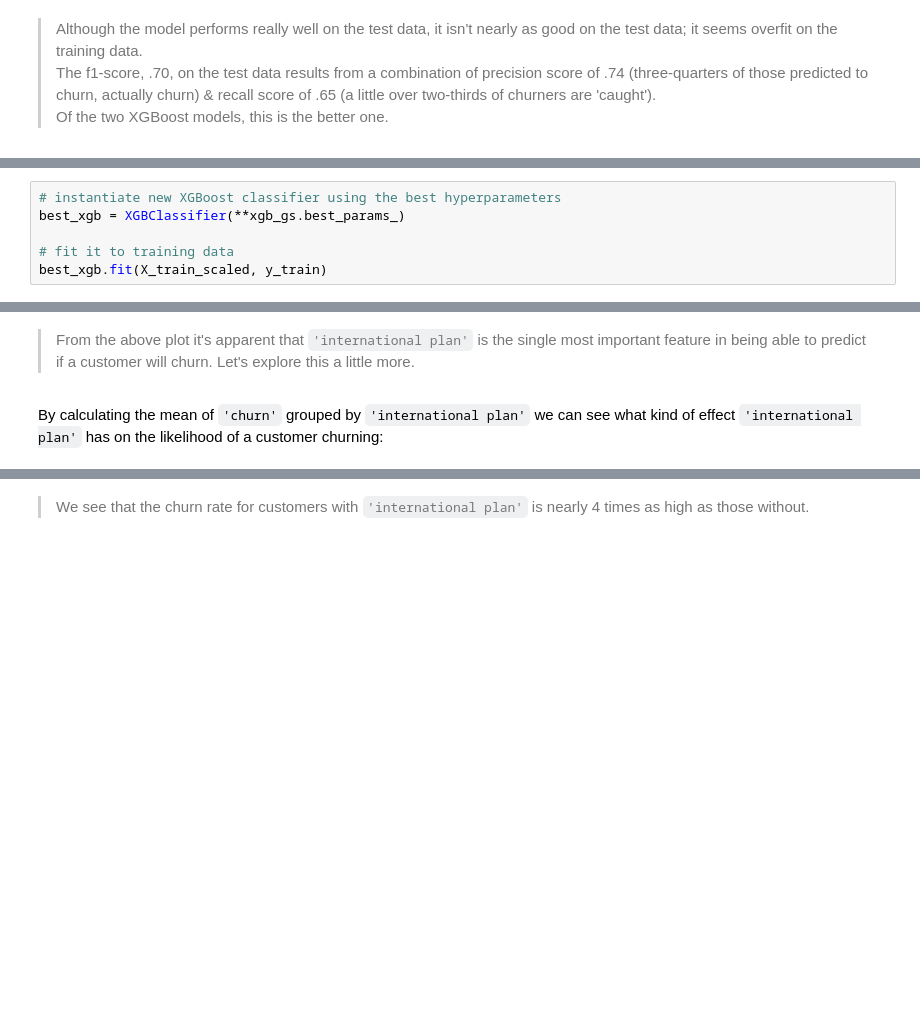
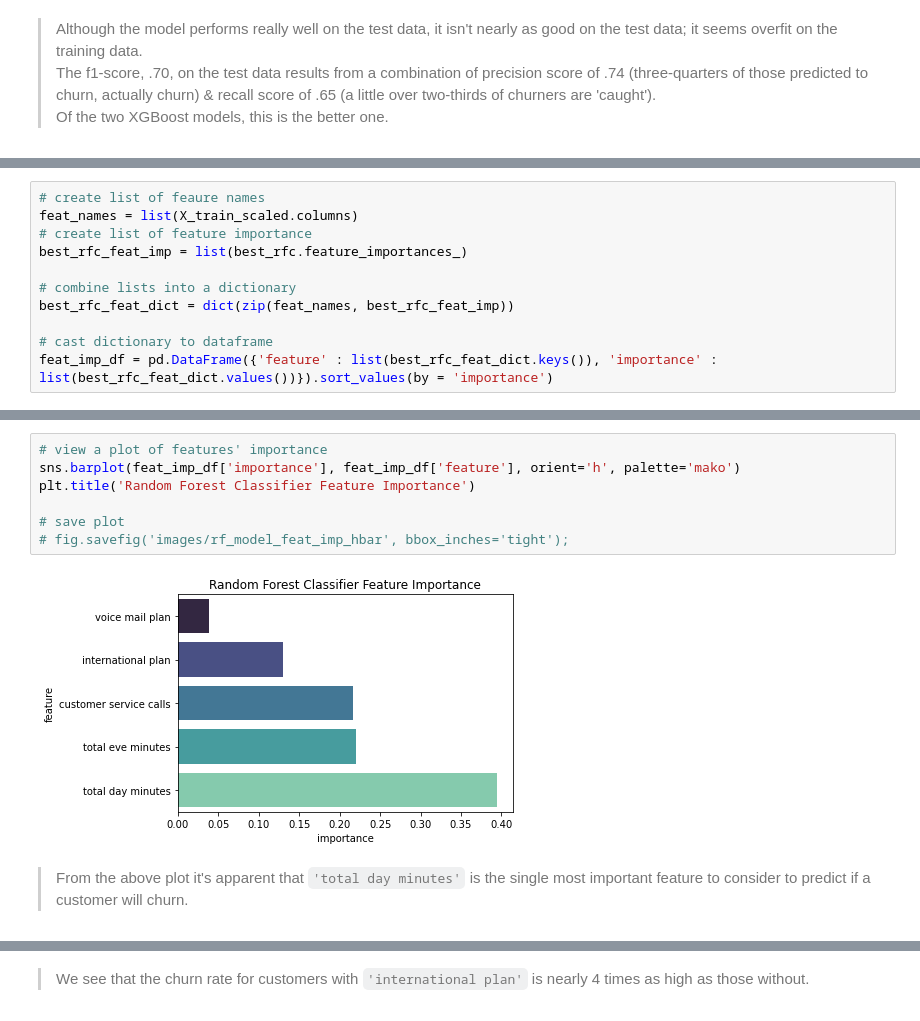
Before and after one commit to terminalcoder/Churn-in-Telecom, a Jupyter notebook: notebook.ipynb, the cells around one changed output, grey strips where cells are left out. Drawn from its saved outputs; the diff is of its cells as text; blank space fills up the shorter version.

```diff
--- a/notebook.ipynb
+++ b/notebook.ipynb
@@ -542,6 +535,0 @@ Create a new model & fit it to the training data:
-# %%
-# instantiate new XGBoost classifier using the best hyperparameters
-best_xgb = XGBClassifier(**xgb_gs.best_params_)
-
-# fit it to training data
-best_xgb.fit(X_train_scaled, y_train)
@@ -577,0 +538,11 @@ plt.title('XGBoost Classifier Feature Importance');
+# %%
+# create list of feaure names
+feat_names = list(X_train_scaled.columns)
+# create list of feature importance
+best_rfc_feat_imp = list(best_rfc.feature_importances_)
+
+# combine lists into a dictionary
+best_rfc_feat_dict = dict(zip(feat_names, best_rfc_feat_imp))
+
+# cast dictionary to dataframe
+feat_imp_df = pd.DataFrame({'feature' : list(best_rfc_feat_dict.keys()), 'importance' : list(best_rfc_feat_dict.values())}).sort_values(by = 'importance')
@@ -578,4 +556,11 @@ plt.title('XGBoost Classifier Feature Importance');
+# %%
+# view a plot of features' importance
+sns.barplot(feat_imp_df['importance'], feat_imp_df['feature'], orient='h', palette='mako')
+plt.title('Random Forest Classifier Feature Importance')
+
+# save plot
+# fig.savefig('images/rf_model_feat_imp_hbar', bbox_inches='tight');
+# %% [output]
+[figure, added]
 # %% [markdown]
-> From the above plot it's apparent that `'international plan'` is the single most important feature in being able to predict if a customer will churn. Let's explore this a little more.
+> From the above plot it's apparent that `'total day minutes'` is the single most important feature to consider to predict if a customer will churn.
-# %% [markdown]
-By calculating the mean of `'churn'` grouped by `'international plan'` we can see what kind of effect `'international plan'` has on the likelihood of a customer churning:
```
Also changed, not shown: parts of 29 cells of this notebook, 4 other files.
